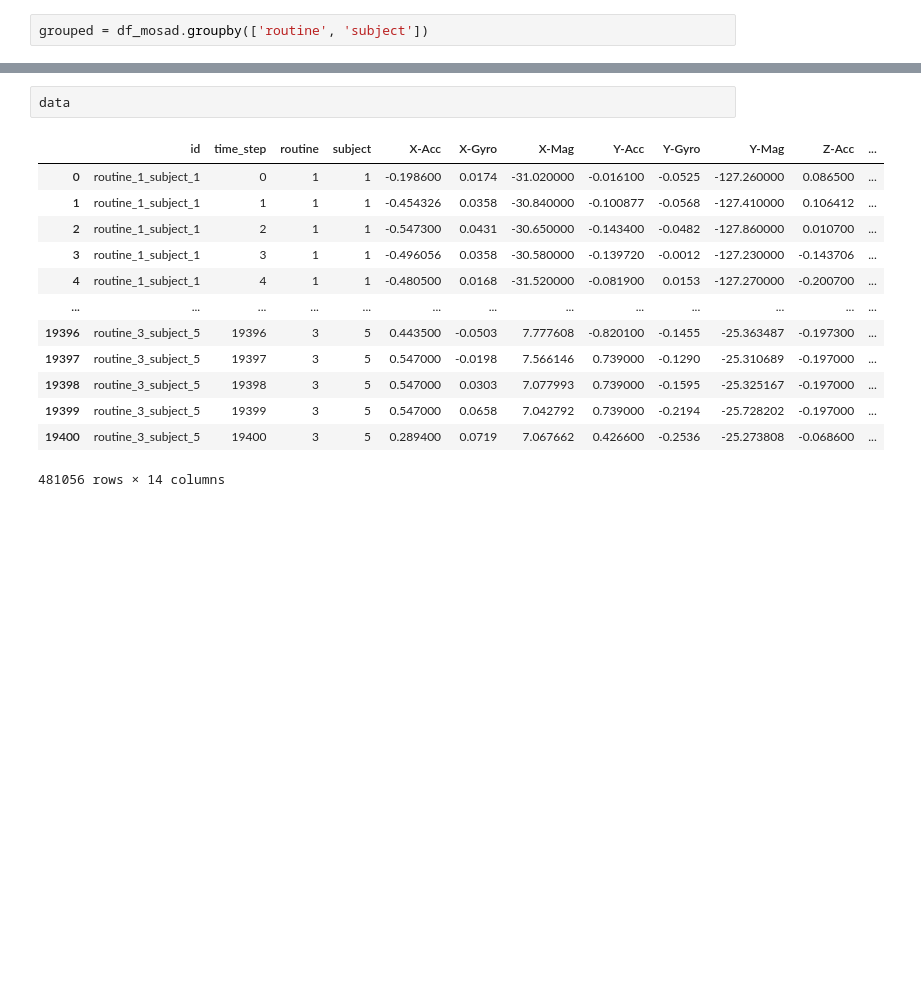
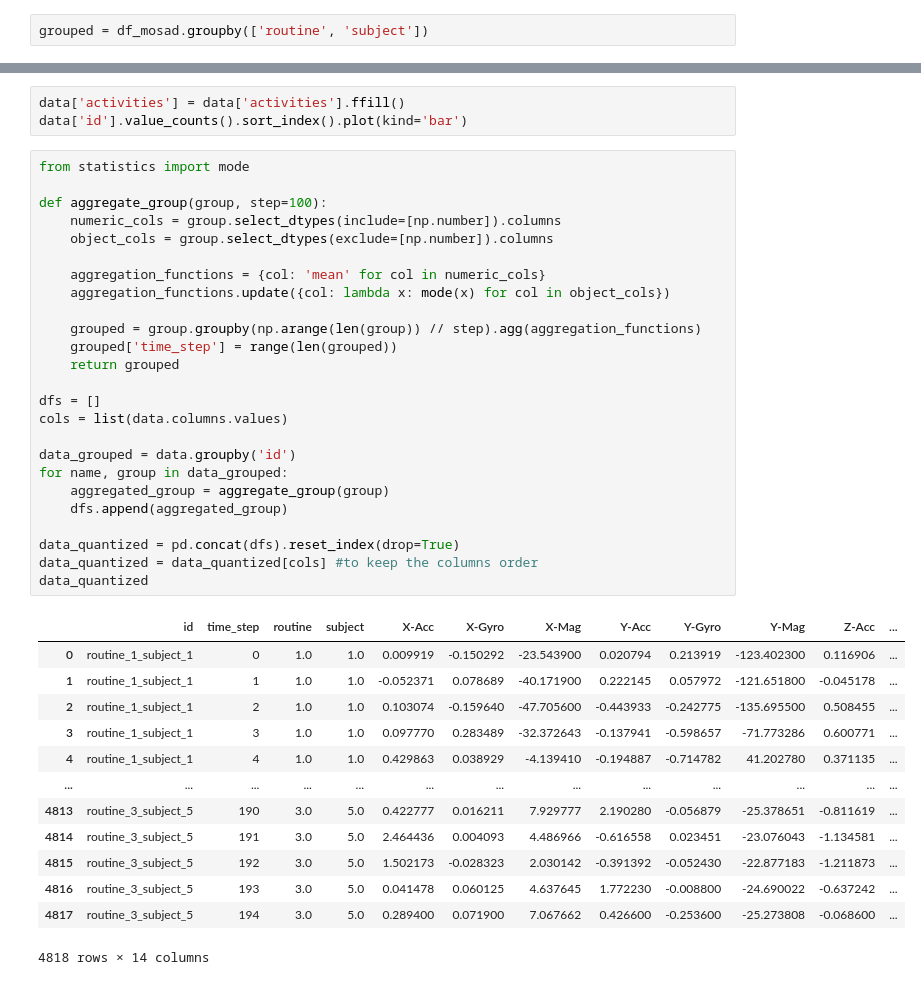
Before and after one commit to readytensor/rt_datasets_time_step_classification, a Jupyter notebook: datasets/raw/mosad/prepare_data.ipynb, the cells around one changed output, grey strips where cells are left out. Drawn from its saved outputs; the diff is of its cells as text; blank space fills up the shorter version.

```diff
--- a/datasets/raw/mosad/prepare_data.ipynb
+++ b/datasets/raw/mosad/prepare_data.ipynb
@@ -87,17 +102,43 @@ data = pd.concat(dfs)
-# %%
-data
-# %% [output]
-|  | id | time_step | routine | subject | X-Acc | X-Gyro | X-Mag | Y-Acc | Y-Gyro | Y-Mag | Z-Acc | ... |
-| 0 | routine_1_subject_1 | 0 | 1 | 1 | -0.198600 | 0.0174 | -31.020000 | -0.016100 | -0.0525 | -127.260000 | 0.086500 | ... |
-| 1 | routine_1_subject_1 | 1 | 1 | 1 | -0.454326 | 0.0358 | -30.840000 | -0.100877 | -0.0568 | -127.410000 | 0.106412 | ... |
-| 2 | routine_1_subject_1 | 2 | 1 | 1 | -0.547300 | 0.0431 | -30.650000 | -0.143400 | -0.0482 | -127.860000 | 0.010700 | ... |
-| 3 | routine_1_subject_1 | 3 | 1 | 1 | -0.496056 | 0.0358 | -30.580000 | -0.139720 | -0.0012 | -127.230000 | -0.143706 | ... |
-| 4 | routine_1_subject_1 | 4 | 1 | 1 | -0.480500 | 0.0168 | -31.520000 | -0.081900 | 0.0153 | -127.270000 | -0.200700 | ... |
-| ... | ... | ... | ... | ... | ... | ... | ... | ... | ... | ... | ... | ... |
-| 19396 | routine_3_subject_5 | 19396 | 3 | 5 | 0.443500 | -0.0503 | 7.777608 | -0.820100 | -0.1455 | -25.363487 | -0.197300 | ... |
-| 19397 | routine_3_subject_5 | 19397 | 3 | 5 | 0.547000 | -0.0198 | 7.566146 | 0.739000 | -0.1290 | -25.310689 | -0.197000 | ... |
-| 19398 | routine_3_subject_5 | 19398 | 3 | 5 | 0.547000 | 0.0303 | 7.077993 | 0.739000 | -0.1595 | -25.325167 | -0.197000 | ... |
-| 19399 | routine_3_subject_5 | 19399 | 3 | 5 | 0.547000 | 0.0658 | 7.042792 | 0.739000 | -0.2194 | -25.728202 | -0.197000 | ... |
-| 19400 | routine_3_subject_5 | 19400 | 3 | 5 | 0.289400 | 0.0719 | 7.067662 | 0.426600 | -0.2536 | -25.273808 | -0.068600 | ... |
-481056 rows × 14 columns
+# %%
+data['activities'] = data['activities'].ffill()
+data['id'].value_counts().sort_index().plot(kind='bar')
+# %%
+from statistics import mode
+
+def aggregate_group(group, step=100):
+    numeric_cols = group.select_dtypes(include=[np.number]).columns
+    object_cols = group.select_dtypes(exclude=[np.number]).columns
+
+    aggregation_functions = {col: 'mean' for col in numeric_cols}
+    aggregation_functions.update({col: lambda x: mode(x) for col in object_cols})
+
+    grouped = group.groupby(np.arange(len(group)) // step).agg(aggregation_functions)
+    grouped['time_step'] = range(len(grouped))
+    return grouped
+
+dfs = []
+cols = list(data.columns.values)
+
+data_grouped = data.groupby('id')
+for name, group in data_grouped:
+    aggregated_group = aggregate_group(group)
+    dfs.append(aggregated_group)
+
+data_quantized = pd.concat(dfs).reset_index(drop=True)
+data_quantized = data_quantized[cols] #to keep the columns order
+data_quantized
+# %% [output]
+|  | id | time_step | routine | subject | X-Acc | X-Gyro | X-Mag | Y-Acc | Y-Gyro | Y-Mag | Z-Acc | ... |
+| 0 | routine_1_subject_1 | 0 | 1.0 | 1.0 | 0.009919 | -0.150292 | -23.543900 | 0.020794 | 0.213919 | -123.402300 | 0.116906 | ... |
+| 1 | routine_1_subject_1 | 1 | 1.0 | 1.0 | -0.052371 | 0.078689 | -40.171900 | 0.222145 | 0.057972 | -121.651800 | -0.045178 | ... |
+| 2 | routine_1_subject_1 | 2 | 1.0 | 1.0 | 0.103074 | -0.159640 | -47.705600 | -0.443933 | -0.242775 | -135.695500 | 0.508455 | ... |
+| 3 | routine_1_subject_1 | 3 | 1.0 | 1.0 | 0.097770 | 0.283489 | -32.372643 | -0.137941 | -0.598657 | -71.773286 | 0.600771 | ... |
+| 4 | routine_1_subject_1 | 4 | 1.0 | 1.0 | 0.429863 | 0.038929 | -4.139410 | -0.194887 | -0.714782 | 41.202780 | 0.371135 | ... |
+| ... | ... | ... | ... | ... | ... | ... | ... | ... | ... | ... | ... | ... |
+| 4813 | routine_3_subject_5 | 190 | 3.0 | 5.0 | 0.422777 | 0.016211 | 7.929777 | 2.190280 | -0.056879 | -25.378651 | -0.811619 | ... |
+| 4814 | routine_3_subject_5 | 191 | 3.0 | 5.0 | 2.464436 | 0.004093 | 4.486966 | -0.616558 | 0.023451 | -23.076043 | -1.134581 | ... |
+| 4815 | routine_3_subject_5 | 192 | 3.0 | 5.0 | 1.502173 | -0.028323 | 2.030142 | -0.391392 | -0.052430 | -22.877183 | -1.211873 | ... |
+| 4816 | routine_3_subject_5 | 193 | 3.0 | 5.0 | 0.041478 | 0.060125 | 4.637645 | 1.772230 | -0.008800 | -24.690022 | -0.637242 | ... |
+| 4817 | routine_3_subject_5 | 194 | 3.0 | 5.0 | 0.289400 | 0.071900 | 7.067662 | 0.426600 | -0.253600 | -25.273808 | -0.068600 | ... |
+4818 rows × 14 columns
 # %%
```
Also changed, not shown: parts of 3 cells of this notebook, 1 other file.
